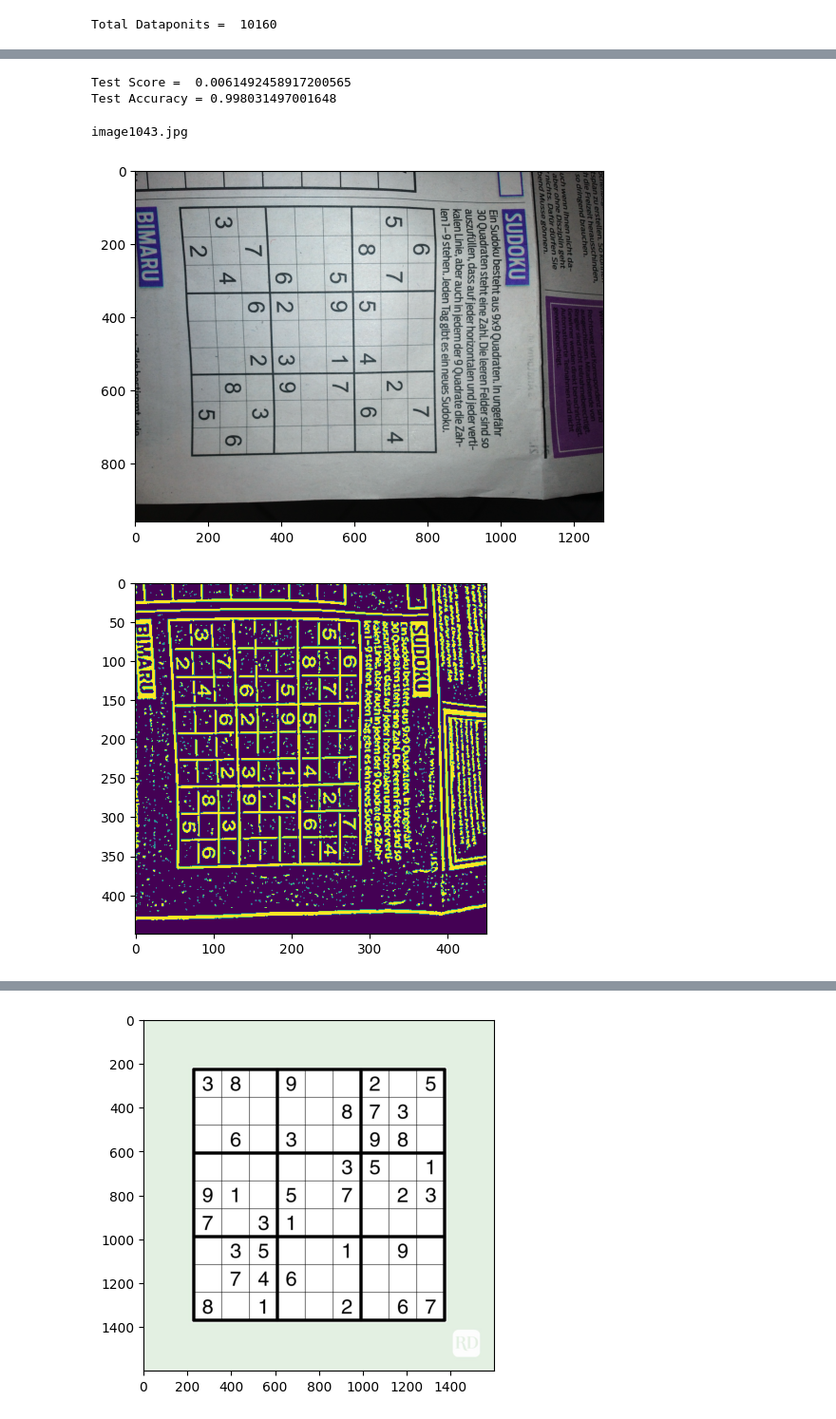
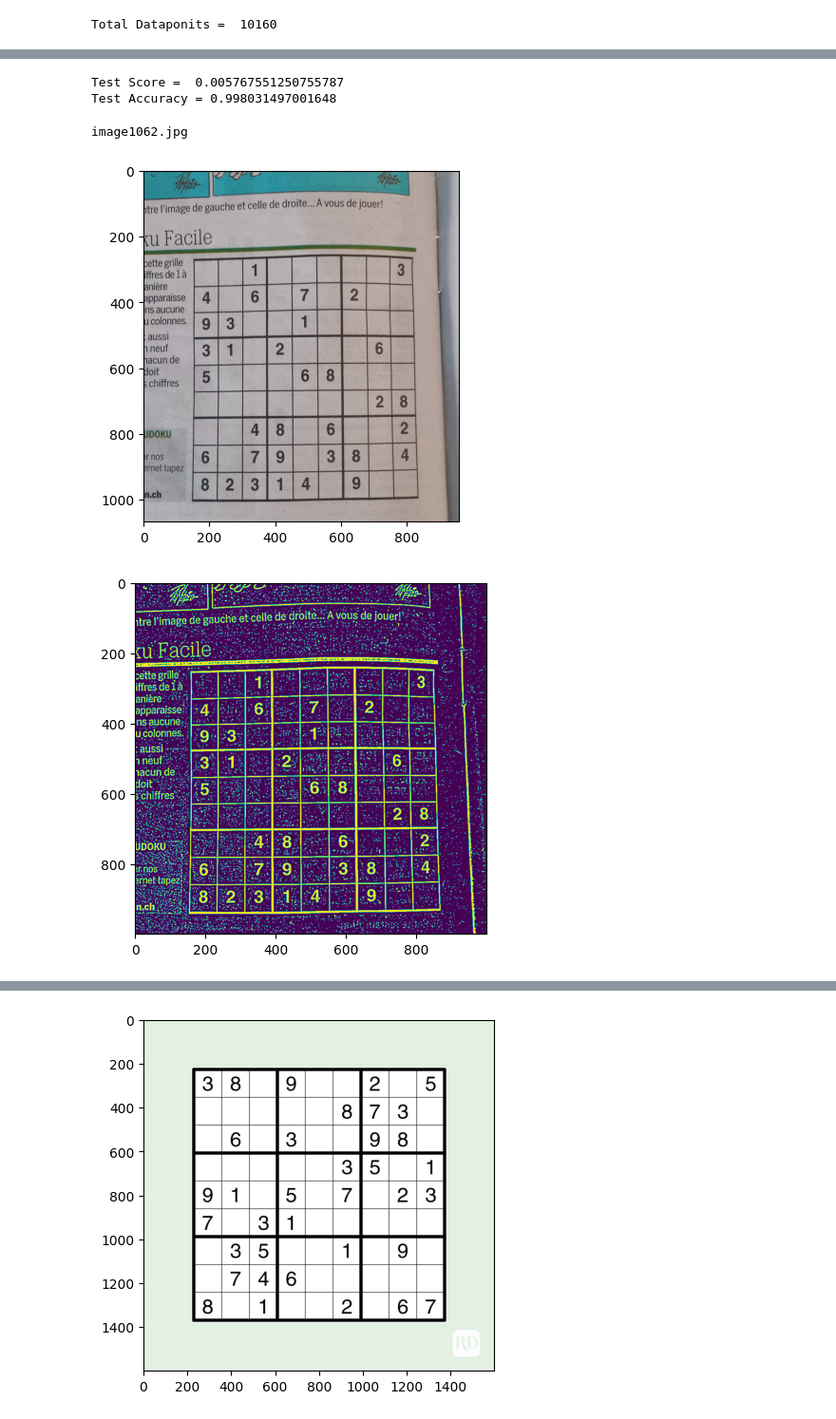
Before and after one commit to Princy-Malhotra/Sudoku-Solver-using-CNN-and-OpenCV, a Jupyter notebook: sudoku.ipynb, the cells around one changed output, grey strips where cells are left out. Shown at 95% size. Drawn from its saved outputs; the diff is of its cells as text; code cells hidden in the pictures.

```diff
--- a/sudoku.ipynb
+++ b/sudoku.ipynb
@@ -166,9 +169,9 @@ Epoch 30/30
 # %%
 # Testing the model on the test set
 
-score = model.evaluate(test_X, test_y, verbose=0)
+score = clf.evaluate(test_X, test_y, verbose=0)
 print('Test Score = ',score[0])
 print('Test Accuracy =', score[1])
 # %% [output]
-Test Score =  0.0061492458917200565
+Test Score =  0.005767551250755787
 Test Accuracy = 0.998031497001648
@@ -175,20 +180,20 @@ Test Accuracy = 0.998031497001648
 # %%
 # Randomly select an image from the dataset
 
-folder=r"/home/princy/hello/myprojects/datasets/sudoku_dataset-master/images"
+folder=r"datasets/sudoku_dataset-master/images"
 
 a=random.choice(os.listdir(folder))
 print(a)
 sudoku_a = cv2.imread(folder+'/'+a)
 plt.figure()
 plt.imshow(sudoku_a)
 plt.show()
 # %% [output]
-image1043.jpg
+image1062.jpg
-[figure, old version]
+[figure, new version]
 # %%
 #Preprocessing image to be read
-sudoku_a = cv2.resize(sudoku_a, (450,450))
+sudoku_a = cv2.resize(sudoku_a, (1000,1000))
 
 # function to greyscale, blur and change the receptive threshold of image
 def preprocess(image):
@@ -205,7 +210,7 @@ plt.figure()
 plt.imshow(threshold)
 plt.show()
 # %% [output]
-[figure, old version]
+[figure, new version]
 # %%
 # Finding the outline of the sudoku puzzle in the image
 contour_1 = sudoku_a.copy()
```
Also changed, not shown: parts of 21 cells of this notebook, 12 other files.
